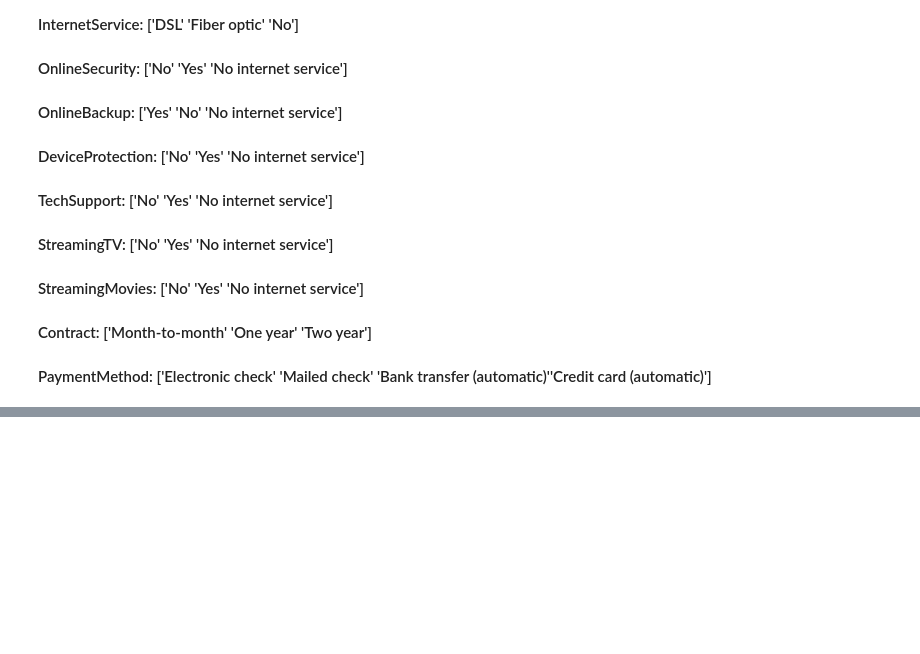
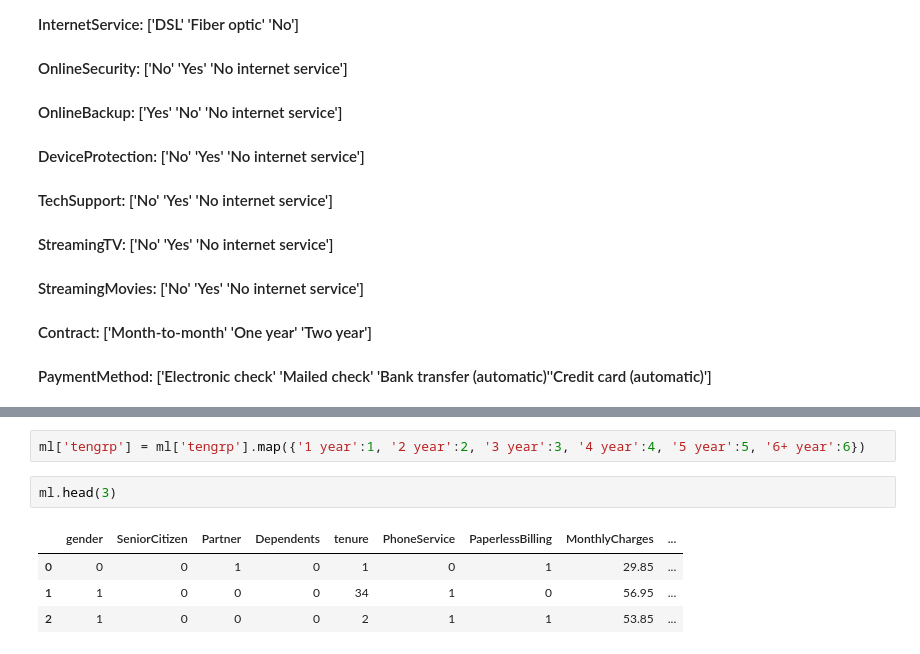
Before and after one commit to MonshaRadhakrishnan/Customer-Churn-Prediction, a Jupyter notebook: Customer_churn_ML_Model.ipynb, the cells around one changed output, grey strips where cells are left out. Drawn from its saved outputs; the diff is of its cells as text; blank space fills up the shorter version.

```diff
--- a/Customer_churn_ML_Model.ipynb
+++ b/Customer_churn_ML_Model.ipynb
@@ -80,0 +87,9 @@ ml.head()
+# %%
+ml['tengrp'] = ml['tengrp'].map({'1 year':1, '2 year':2, '3 year':3, '4 year':4, '5 year':5, '6+ year':6})
+# %%
+ml.head(3)
+# %% [output]
+|  | gender | SeniorCitizen | Partner | Dependents | tenure | PhoneService | PaperlessBilling | MonthlyCharges | ... |
+| 0 | 0 | 0 | 1 | 0 | 1 | 0 | 1 | 29.85 | ... |
+| 1 | 1 | 0 | 0 | 0 | 34 | 1 | 0 | 56.95 | ... |
+| 2 | 1 | 0 | 0 | 0 | 2 | 1 | 1 | 53.85 | ... |
```
Also changed, not shown: parts of 12 cells of this notebook.
